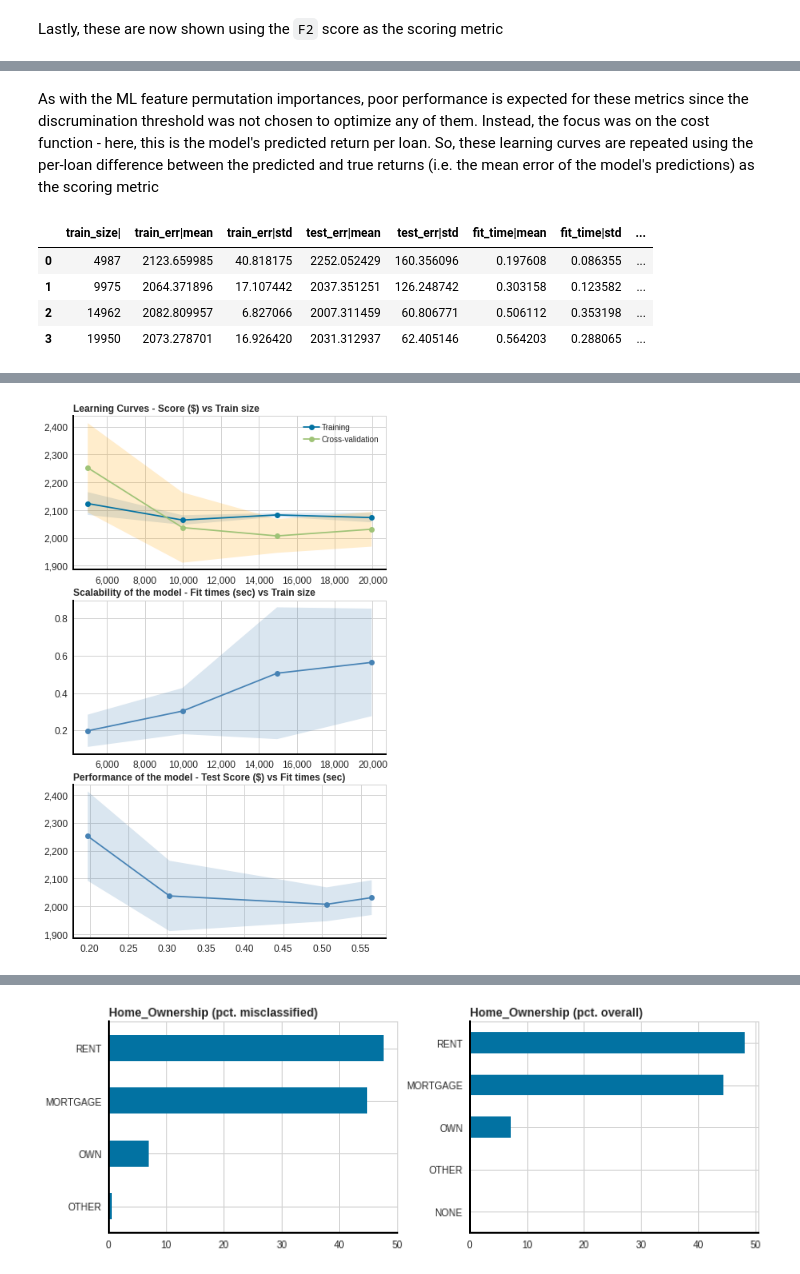
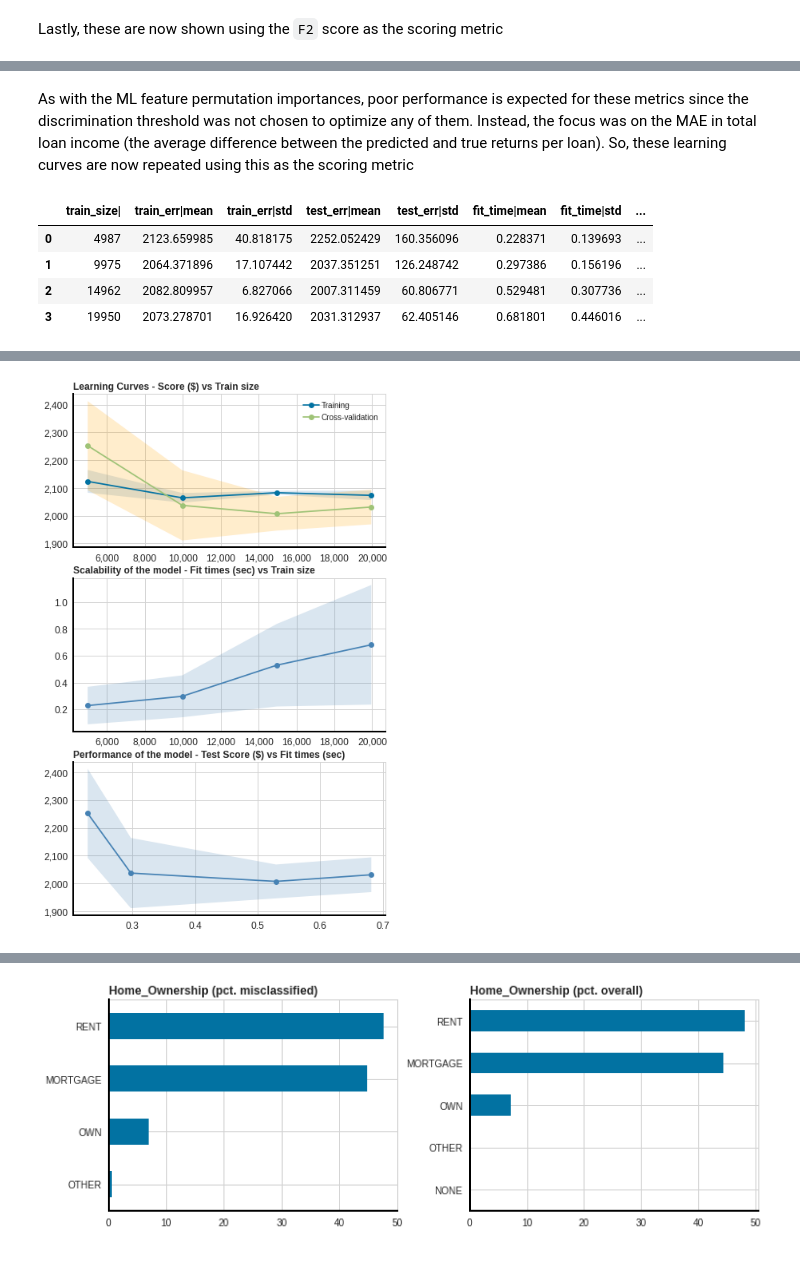
Before and after one commit to edesz/predict-loan-defaults, a Jupyter notebook: 5_experiments_in_classification_v2.ipynb, the cells around one changed output, grey strips where cells are left out. Drawn from its saved outputs; the diff is of its cells as text; code cells hidden in the pictures.

```diff
--- a/5_experiments_in_classification_v2.ipynb
+++ b/5_experiments_in_classification_v2.ipynb
@@ -204,6 +203,7 @@ cols_to_show = [
 ]
 
 thresholds_list = np.arange(0.01, 1, 0.01)
+learning_curve_train_size_blocks = 5
 # %%
 nan_threshold = float(nan_threshold)
 for k in ["Fully Paid", "Charged Off"]:
@@ -1608,8 +1491,16 @@ Wall time: 2.87 s
 # %% [markdown]
-As with the ML feature permutation importances, poor performance is expected for these metrics since the discrumination threshold was not chosen to optimize any of them. Instead, the focus was on the cost function - here, this is the model's predicted return per loan. So, these learning curves are repeated using the per-loan difference between the predicted and true returns (i.e. the mean error of the model's predictions) as the scoring metric
+As with the ML feature permutation importances, poor performance is expected for these metrics since the discrimination threshold was not chosen to optimize any of them. Instead, the focus was on the MAE in total loan income (the average difference between the predicted and true returns per loan). So, these learning curves are now repeated using this as the scoring metric
 # %%
 %%time
-scores, train_sizes = learning_curve(best_pipe, X_all, y_all, cv, 5, best_t)
+scores, train_sizes = learning_curve(
+    best_pipe,
+    X_all,
+    y_all,
+    cv,
+    learning_curve_train_size_blocks,
+    best_t,
+    verbose=True,
+)
 scores_grouped = scores.groupby(["train_size"]).agg({"train_err": ["mean", "std"], "test_err": ["mean", "std"], "fit_time": ["mean", "std"], "clf":"first"}).reset_index()
 scores_grouped.columns = scores_grouped.columns.map('|'.join)
 display(scores_grouped)
@@ -1623,7 +1514,7 @@ manual_learning_curve(
 )
 # %% [output]
 |  | train_size| | train_err|mean | train_err|std | test_err|mean | test_err|std | fit_time|mean | fit_time|std | ... |
-| 0 | 4987 | 2123.659985 | 40.818175 | 2252.052429 | 160.356096 | 0.197608 | 0.086355 | ... |
-| 1 | 9975 | 2064.371896 | 17.107442 | 2037.351251 | 126.248742 | 0.303158 | 0.123582 | ... |
-| 2 | 14962 | 2082.809957 | 6.827066 | 2007.311459 | 60.806771 | 0.506112 | 0.353198 | ... |
-| 3 | 19950 | 2073.278701 | 16.926420 | 2031.312937 | 62.405146 | 0.564203 | 0.288065 | ... |
+| 0 | 4987 | 2123.659985 | 40.818175 | 2252.052429 | 160.356096 | 0.228371 | 0.139693 | ... |
+| 1 | 9975 | 2064.371896 | 17.107442 | 2037.351251 | 126.248742 | 0.297386 | 0.156196 | ... |
+| 2 | 14962 | 2082.809957 | 6.827066 | 2007.311459 | 60.806771 | 0.529481 | 0.307736 | ... |
+| 3 | 19950 | 2073.278701 | 16.926420 | 2031.312937 | 62.405146 | 0.681801 | 0.446016 | ... |
@@ -1632 +1523 @@ Wall time: 1min 50s
-[figure, old version]
+[figure, new version]
```
Also changed, not shown: parts of 73 cells of this notebook, 5 other files.
